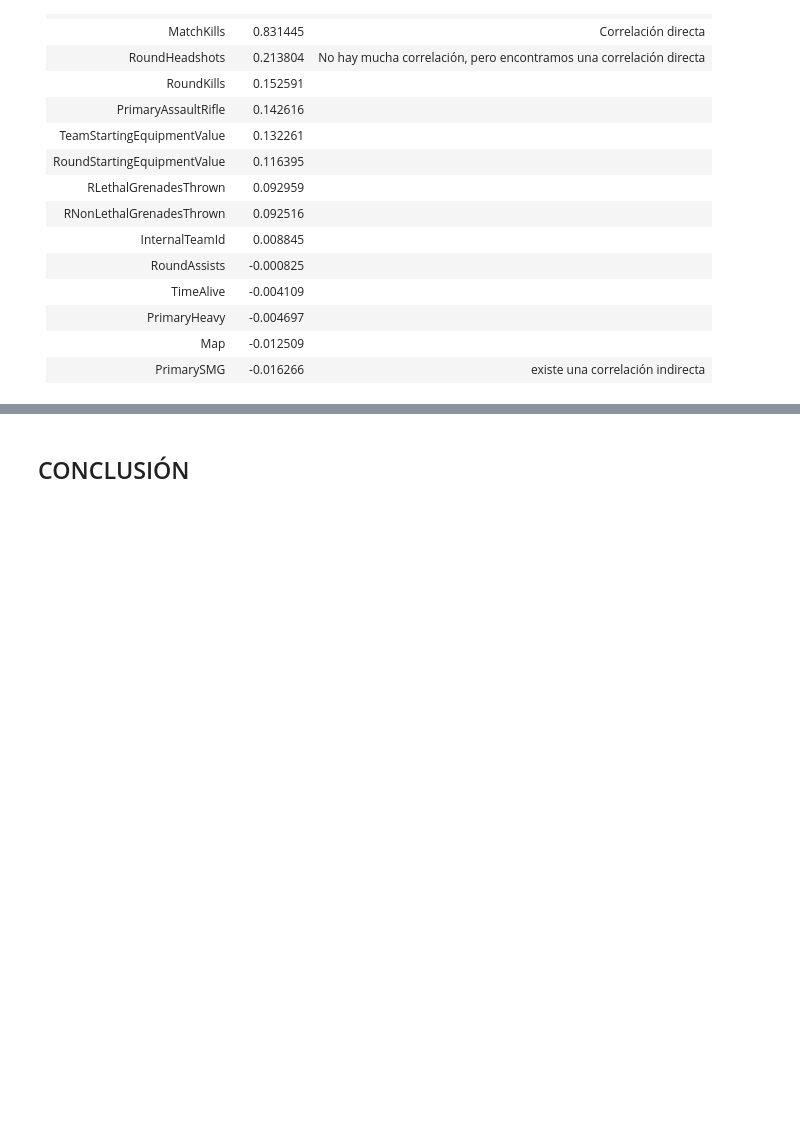
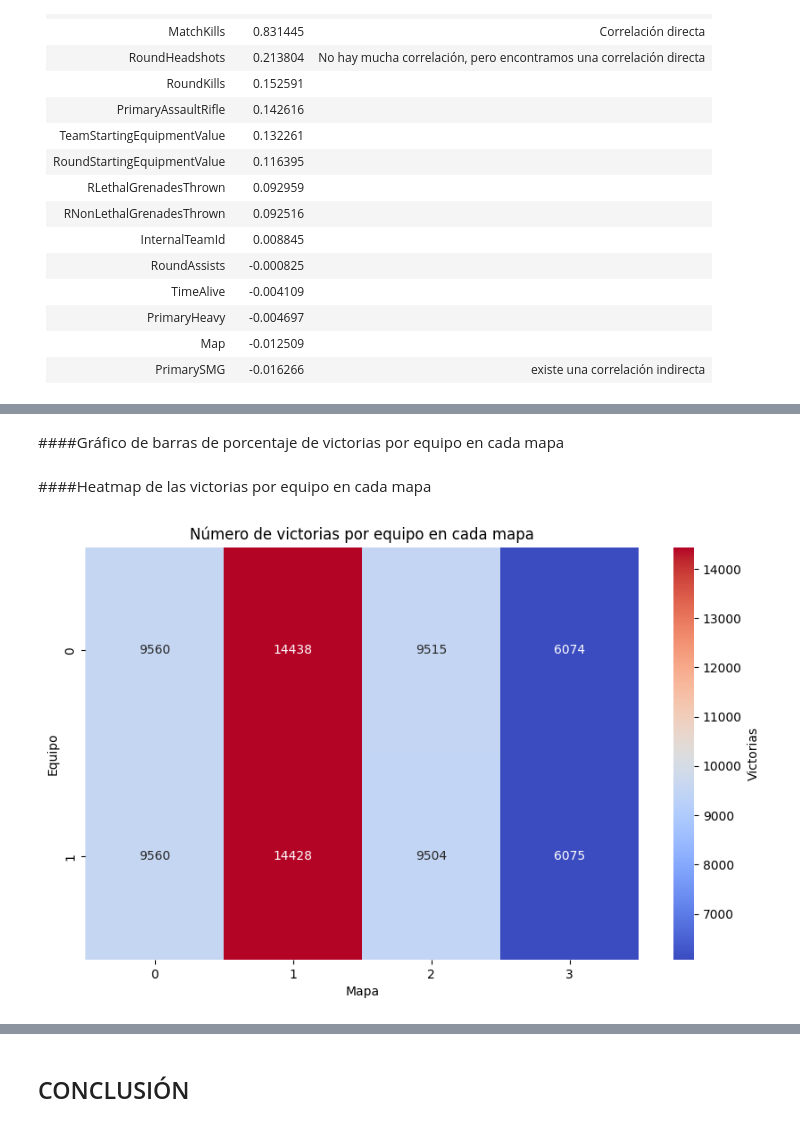
Before and after one commit to Eduardo-G0nzalez/Ev2MachineLearning, a Jupyter notebook: Informe_Tecnico_FMY0100.ipynb, the cells around one changed output, grey strips where cells are left out. Saved outputs shown, nothing was run; the diff lists cells and outputs as text; code cells hidden in the pictures; blank space fills up the shorter version.

Commit message:
análisis en base a mapas del juego para determinar balance de favorabilidad de equipos ganadores

```diff
--- a/Informe_Tecnico_FMY0100.ipynb
+++ b/Informe_Tecnico_FMY0100.ipynb
@@ -921,0 +1037,2 @@ Name: MatchHeadshots, dtype: float64
+# %% [markdown]
+####Gráfico de barras de porcentaje de victorias por equipo en cada mapa
@@ -921,0 +1051,11 @@ Name: MatchHeadshots, dtype: float64
+# %% [markdown]
+####Heatmap de las victorias por equipo en cada mapa
+# %%
+plt.figure(figsize=(10, 6))
+sns.heatmap(map_team_wins[[round_winners[0], round_winners[1]]].T, annot=True, cmap='coolwarm', fmt='d', cbar_kws={'label': 'Victorias'})
+plt.title('Número de victorias por equipo en cada mapa')
+plt.ylabel('Equipo')
+plt.xlabel('Mapa')
+plt.show()
+# %% [output]
+[figure, added]
```
Also changed, not shown: parts of 18 cells of this notebook.
